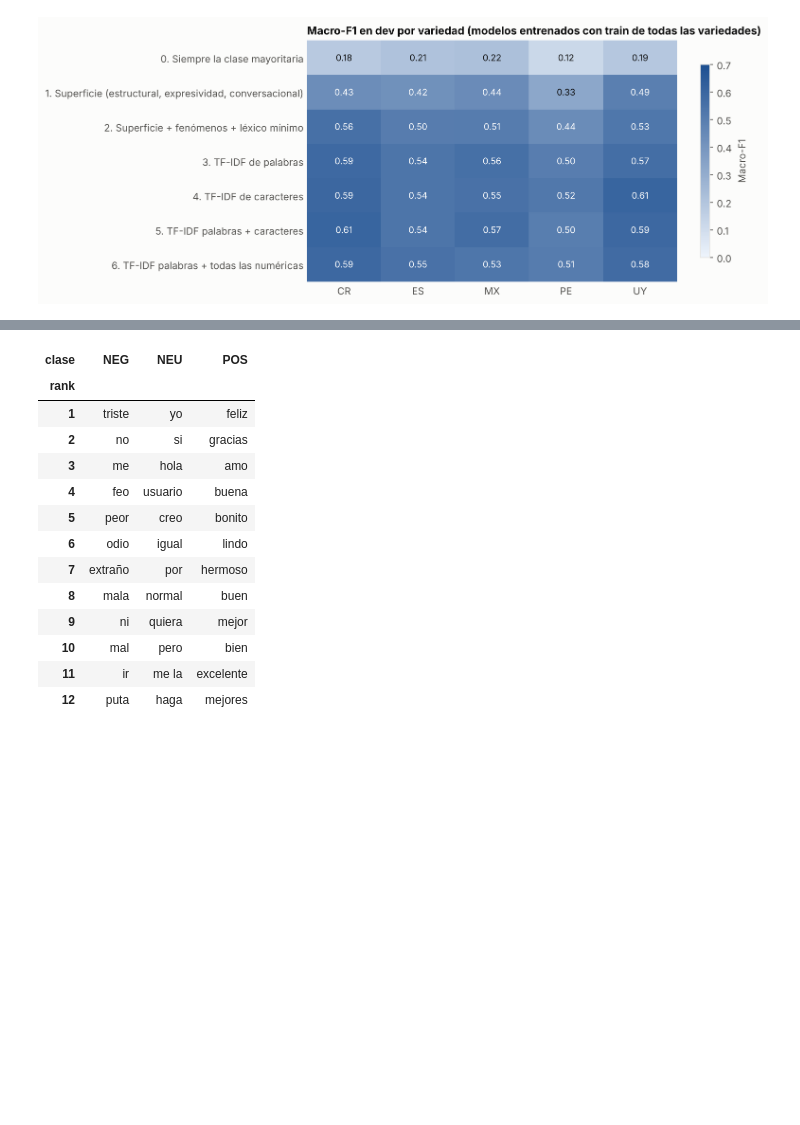
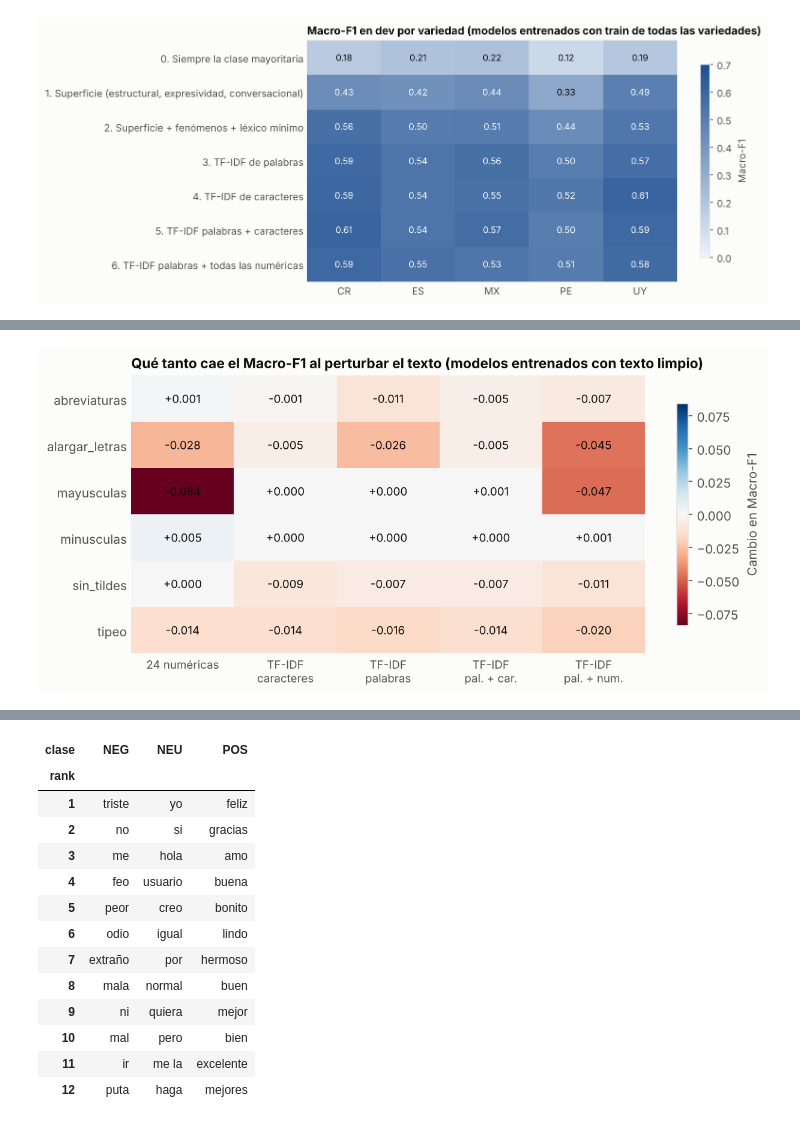
Before and after one commit to daniel797/multiagente-analisis-sentimiento-es, a Jupyter notebook: notebooks/03_feature_engineering.ipynb, the cells around one changed output, grey strips where cells are left out. Saved outputs shown, nothing was run; the diff lists cells and outputs as text; code cells hidden in the pictures; blank space fills up the shorter version.

```diff
--- a/notebooks/03_feature_engineering.ipynb
+++ b/notebooks/03_feature_engineering.ipynb
@@ -242,0 +375,4 @@ display(Image(filename=str(FIG / "fig03_macro_f1_por_variedad.png")))
+# %%
+display(Image(filename=str(FIG / "fig08_robustez_modelos.png")))
+# %% [output]
+[figure, added]
```
Also changed, not shown: parts of 19 cells of this notebook, 15 other files.
